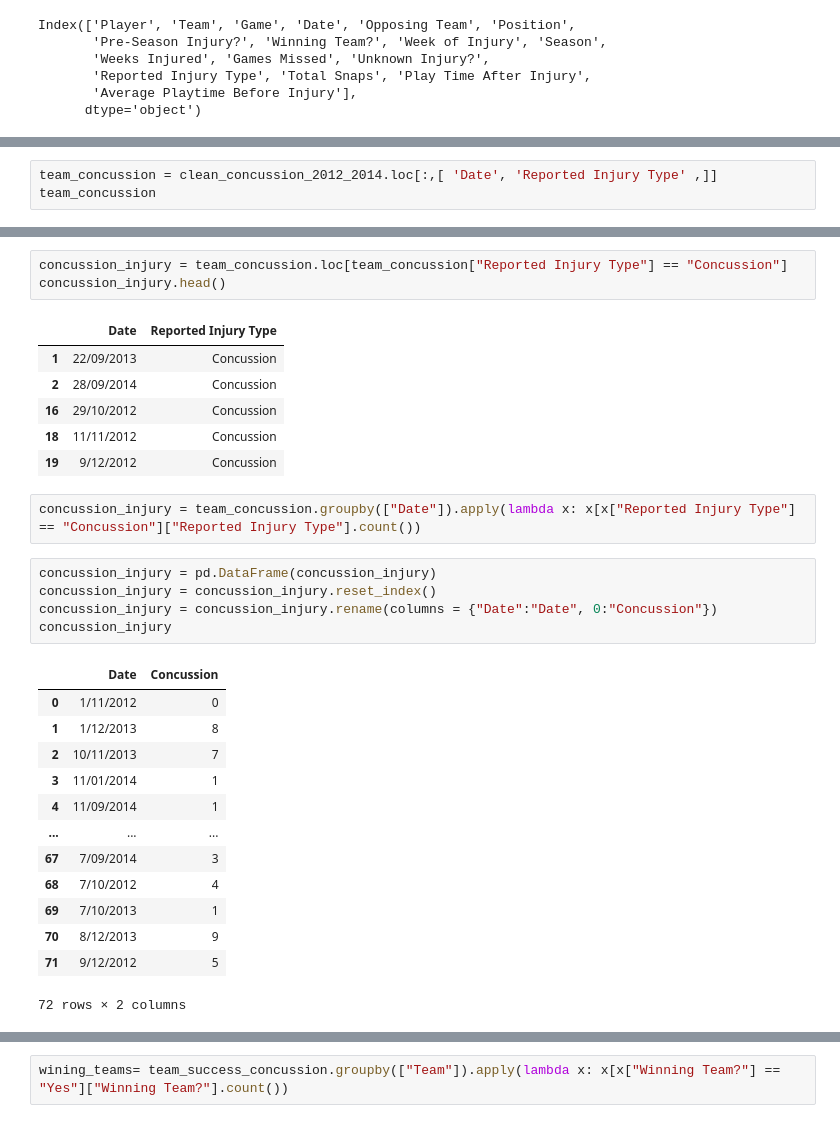
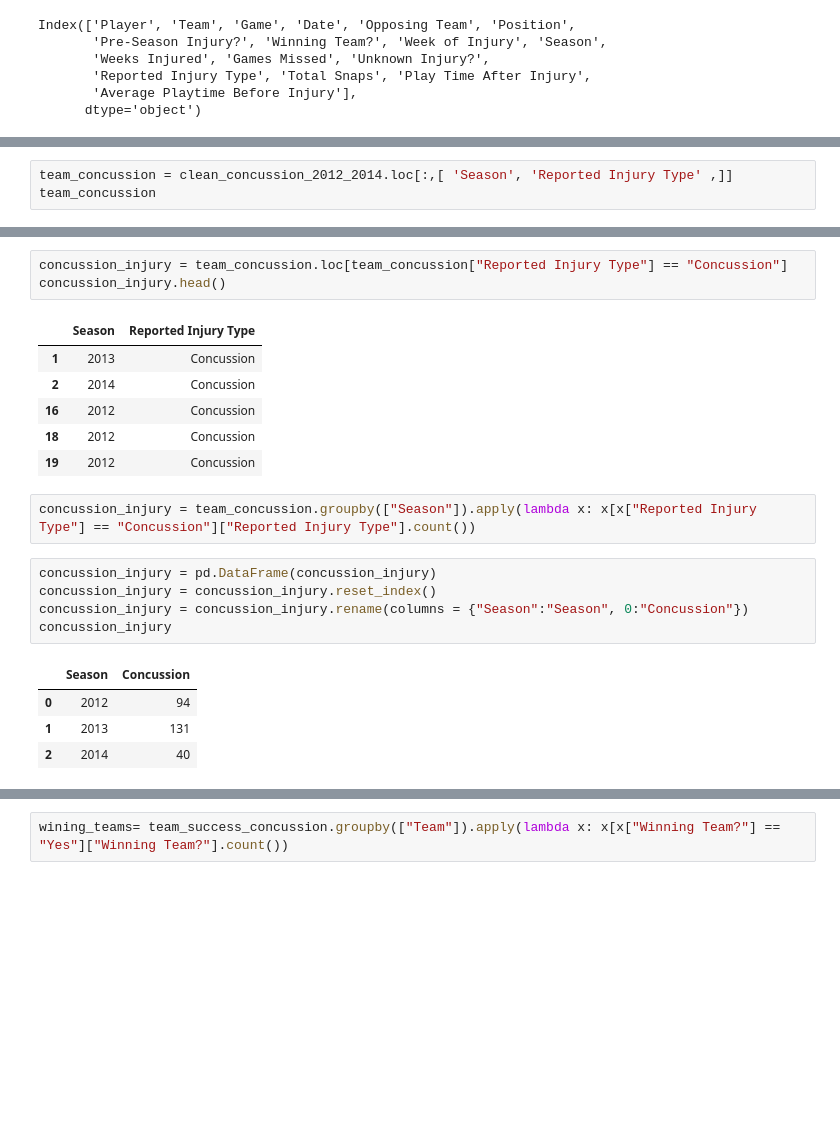
Before and after one commit to DunieCarrasco/nfl_concussion_analysis, a Jupyter notebook: win_lose_visualization.ipynb, the cells around one changed output, grey strips where cells are left out. Saved outputs shown, nothing was run; the diff lists cells and outputs as text; blank space fills up the shorter version.

```diff
--- a/win_lose_visualization.ipynb
+++ b/win_lose_visualization.ipynb
@@ -184,5 +184,5 @@ team_concussion
 325 rows × 3 columns
 # %%
-team_concussion = clean_concussion_2012_2014.loc[:,[ 'Date', 'Reported Injury Type' ,]]
+team_concussion = clean_concussion_2012_2014.loc[:,[ 'Season', 'Reported Injury Type' ,]]
 team_concussion
 # %% [output]
@@ -234,31 +225,22 @@ head_injury
 concussion_injury = team_concussion.loc[team_concussion["Reported Injury Type"] == "Concussion"]
 concussion_injury.head()
 # %% [output]
-|  | Date | Reported Injury Type |
-| 1 | 22/09/2013 | Concussion |
-| 2 | 28/09/2014 | Concussion |
-| 16 | 29/10/2012 | Concussion |
-| 18 | 11/11/2012 | Concussion |
-| 19 | 9/12/2012 | Concussion |
+|  | Season | Reported Injury Type |
+| 1 | 2013 | Concussion |
+| 2 | 2014 | Concussion |
+| 16 | 2012 | Concussion |
+| 18 | 2012 | Concussion |
+| 19 | 2012 | Concussion |
 # %%
-concussion_injury = team_concussion.groupby(["Date"]).apply(lambda x: x[x["Reported Injury Type"] == "Concussion"]["Reported Injury Type"].count())
+concussion_injury = team_concussion.groupby(["Season"]).apply(lambda x: x[x["Reported Injury Type"] == "Concussion"]["Reported Injury Type"].count())
 # %%
 concussion_injury = pd.DataFrame(concussion_injury)
 concussion_injury = concussion_injury.reset_index()
-concussion_injury = concussion_injury.rename(columns = {"Date":"Date", 0:"Concussion"})
+concussion_injury = concussion_injury.rename(columns = {"Season":"Season", 0:"Concussion"})
 concussion_injury
 # %% [output]
-|  | Date | Concussion |
-| 0 | 1/11/2012 | 0 |
-| 1 | 1/12/2013 | 8 |
-| 2 | 10/11/2013 | 7 |
-| 3 | 11/01/2014 | 1 |
-| 4 | 11/09/2014 | 1 |
-| ... | ... | ... |
-| 67 | 7/09/2014 | 3 |
-| 68 | 7/10/2012 | 4 |
-| 69 | 7/10/2013 | 1 |
-| 70 | 8/12/2013 | 9 |
-| 71 | 9/12/2012 | 5 |
+|  | Season | Concussion |
+| 0 | 2012 | 94 |
+| 1 | 2013 | 131 |
+| 2 | 2014 | 40 |
-72 rows × 2 columns
 # %%
```
Also changed, not shown: parts of 32 cells of this notebook, 5 other files.
